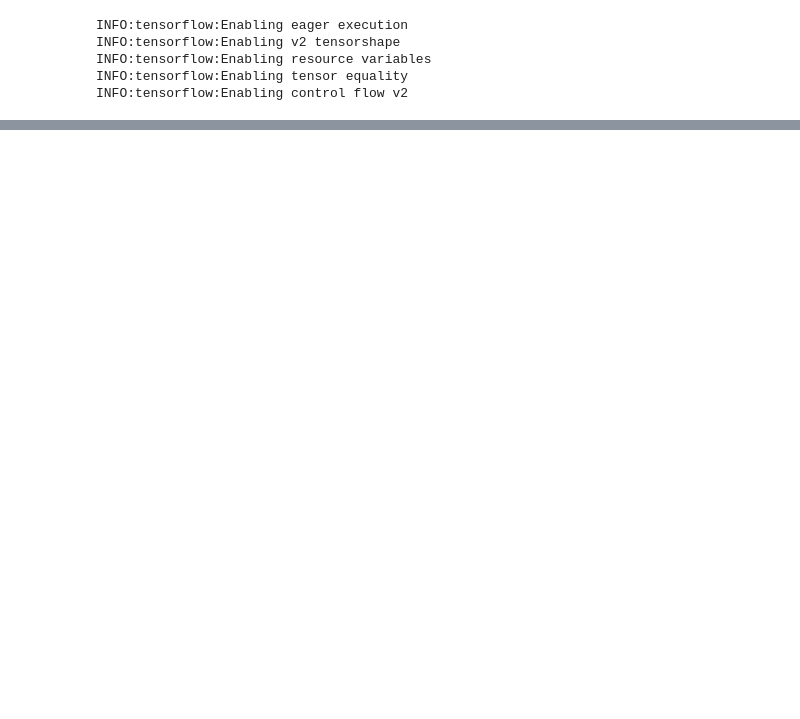
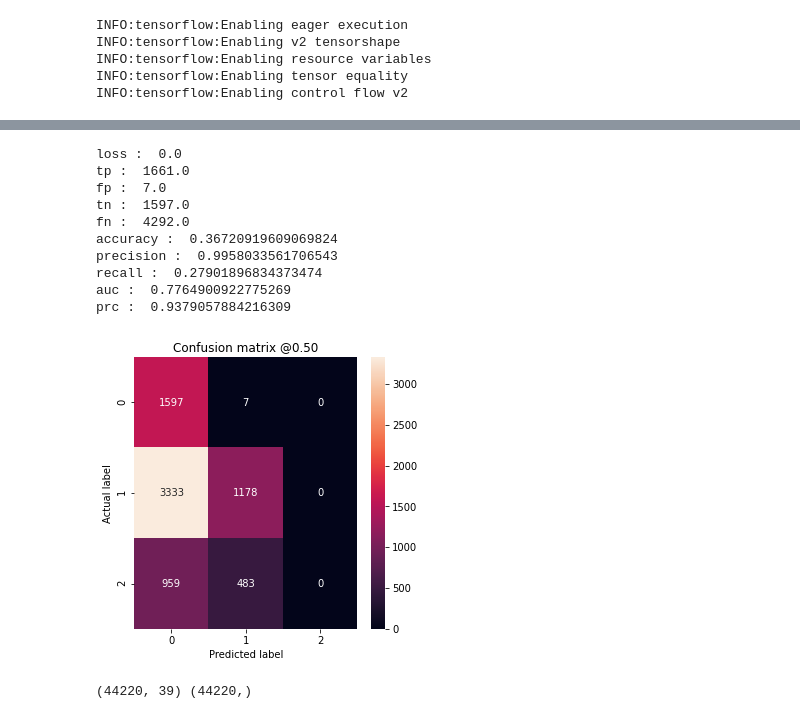
Before and after one commit to digitacs/4dv652-ml, a Jupyter notebook: notebooks/assignment11/1.1 kinect_start_mid_end.ipynb, the cells around one changed output, grey strips where cells are left out. Drawn from its saved outputs; the diff is of its cells as text; code cells hidden in the pictures; blank space fills up the shorter version.

```diff
--- a/notebooks/assignment11/1.1 kinect_start_mid_end.ipynb
+++ b/notebooks/assignment11/1.1 kinect_start_mid_end.ipynb
@@ -189,0 +286,13 @@ Loss: 1.4422
+# %%
+weighted_model = make_model()
+weighted_model.load_weights(initial_weights)
+
+weighted_history = weighted_model.fit(
+    train_features,
+    train_labels,
+    batch_size=BATCH_SIZE,
+    epochs=EPOCHS,
+    callbacks=[early_stopping],
+    validation_data=(val_features, val_labels),
+    # The class weights go here
+    class_weight=class_weight)
@@ -189,0 +317,23 @@ Loss: 1.4422
+# %%
+train_predictions_weighted = weighted_model.predict(train_features, batch_size=BATCH_SIZE)
+test_predictions_weighted = weighted_model.predict(test_features, batch_size=BATCH_SIZE)
+# %%
+weighted_results = weighted_model.evaluate(test_features, test_labels,
+                                           batch_size=BATCH_SIZE, verbose=0)
+for name, value in zip(weighted_model.metrics_names, weighted_results):
+  print(name, ': ', value)
+print()
+
+plot_cm(test_labels, test_predictions_weighted)
+# %% [output]
+loss :  0.0
+tp :  1661.0
+fp :  7.0
+tn :  1597.0
+fn :  4292.0
+accuracy :  0.36720919609069824
+precision :  0.9958033561706543
+recall :  0.27901896834373474
+auc :  0.7764900922775269
+prc :  0.9379057884216309
+[figure, added]
@@ -189,0 +342,8 @@ Loss: 1.4422
+# %%
+from imblearn.over_sampling import SMOTE
+
+oversample = SMOTE()
+train_features_sm, train_labels_sm = oversample.fit_resample(train_features, train_labels)
+print(train_features_sm.shape,train_labels_sm.shape)
+# %% [output]
+(44220, 39) (44220,)
```
Also changed, not shown: parts of 25 cells of this notebook, 1 other file.
